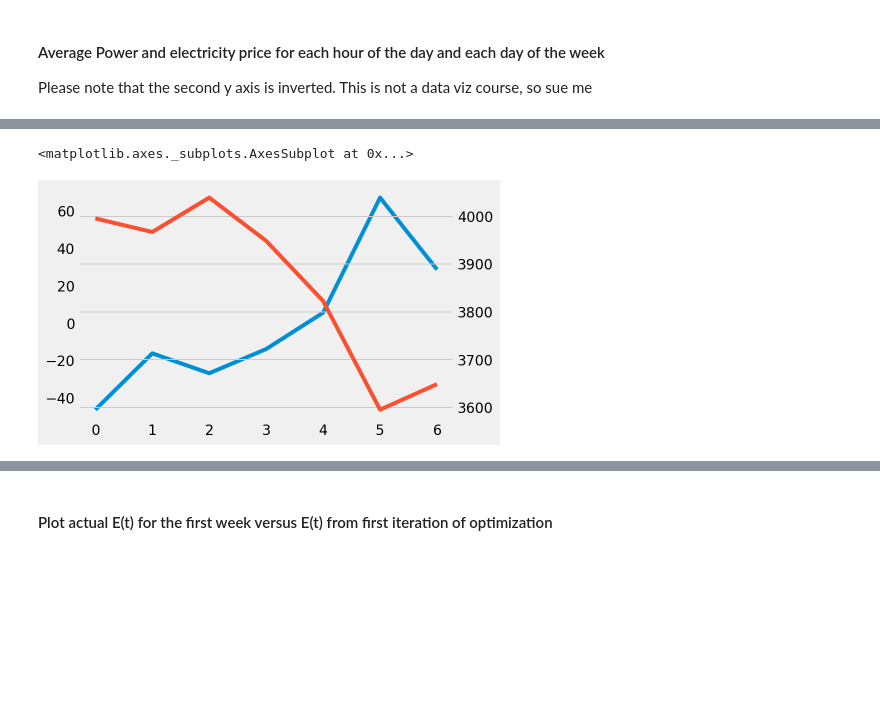
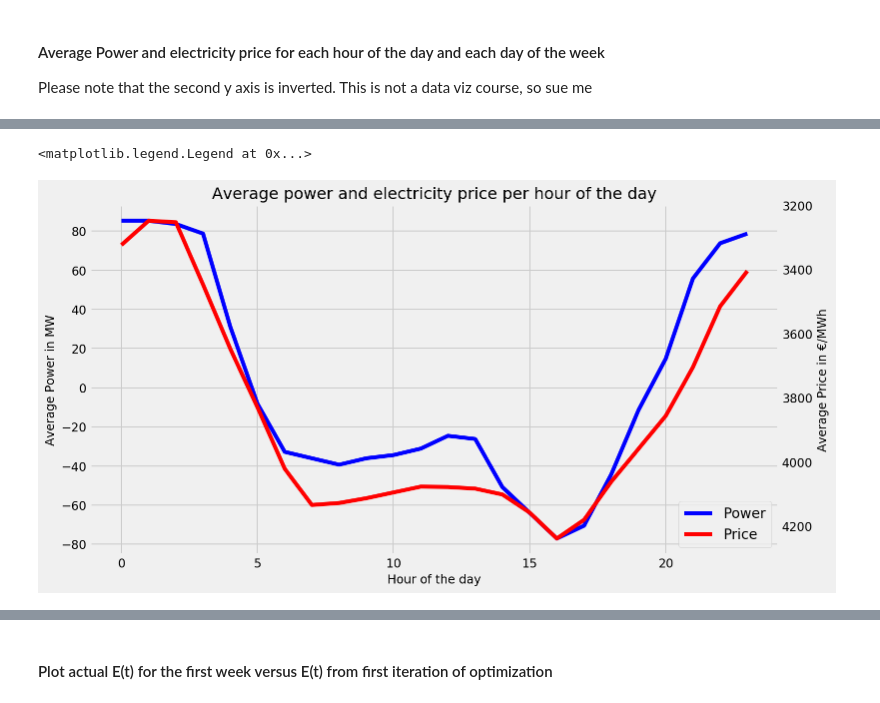
Before and after one commit to lukasbahr/pom, a Jupyter notebook: dsm/dsm.ipynb, the cells around one changed output, grey strips where cells are left out. Saved outputs shown, nothing was run; the diff lists cells and outputs as text; code cells hidden in the pictures; blank space fills up the shorter version.

```diff
--- a/dsm/dsm.ipynb
+++ b/dsm/dsm.ipynb
@@ -408,11 +440,29 @@ hrlyPriceAvg.plot(secondary_y = True)
-# %%
-series = pd.to_numeric(plotframe['LastWeekPower'])
-series2 = pd.to_numeric(plotframe['Price'])
-hrlyPowerAvg = series.groupby(series.index.weekday).mean()
-hrlyPriceAvg = series2.groupby(series2.index.weekday).mean()
-
-hrlyPowerAvg.plot()
-hrlyPriceAvg.plot(secondary_y = True)
-# %% [output]
-<matplotlib.axes._subplots.AxesSubplot at 0x...>
-[figure, removed]
+# %%
+#calculate averages of every hours for whole dataset
+series = pd.to_numeric(plotframe['LastWeekPower'])
+series2 = pd.to_numeric(plotframe['Price'])
+hrlyPowerAvg = series.groupby(series.index.hour).mean()
+hrlyPriceAvg = series2.groupby(series2.index.hour).mean()
+#create plot
+hrlyFig, hrlyAx1 = plt.subplots(figsize = (11,6))
+hrlyAx1.set_title("Average power and electricity price per hour of the day", fontsize = 16)
+hrlyAx1.set_xlabel("Hour of the day", fontsize = 12)
+hrlyAx1.set_ylabel("Average Power in MW", fontsize = 12)
+hrlyAx1.tick_params(axis = 'both', labelsize = 12)
+#Plot first line
+lns1 = hrlyAx1.plot(hrlyPowerAvg.index, hrlyPowerAvg, 'b', label = 'Power')
+#create second y-axis and plot second line
+hrlyAx2 = hrlyAx1.twinx()
+hrlyAx2.grid(False)
+hrlyAx2.tick_params(axis = 'both', labelsize = 12)
+lns2 = hrlyAx2.plot(hrlyPriceAvg.index, hrlyPriceAvg, 'r', label = 'Price')
+#invert y-axis at set second y-label
+hrlyAx2.invert_yaxis()
+hrlyAx2.set_ylabel("Average Price in €/MWh", fontsize = 12)
+#fill legend
+lns = lns1+lns2
+labs = [l.get_label() for l in lns]
+hrlyAx1.legend(lns, labs, loc = 4)
+# %% [output]
+<matplotlib.legend.Legend at 0x...>
+[figure, added]
```
Also changed, not shown: parts of 10 cells of this notebook, 2 other files.
